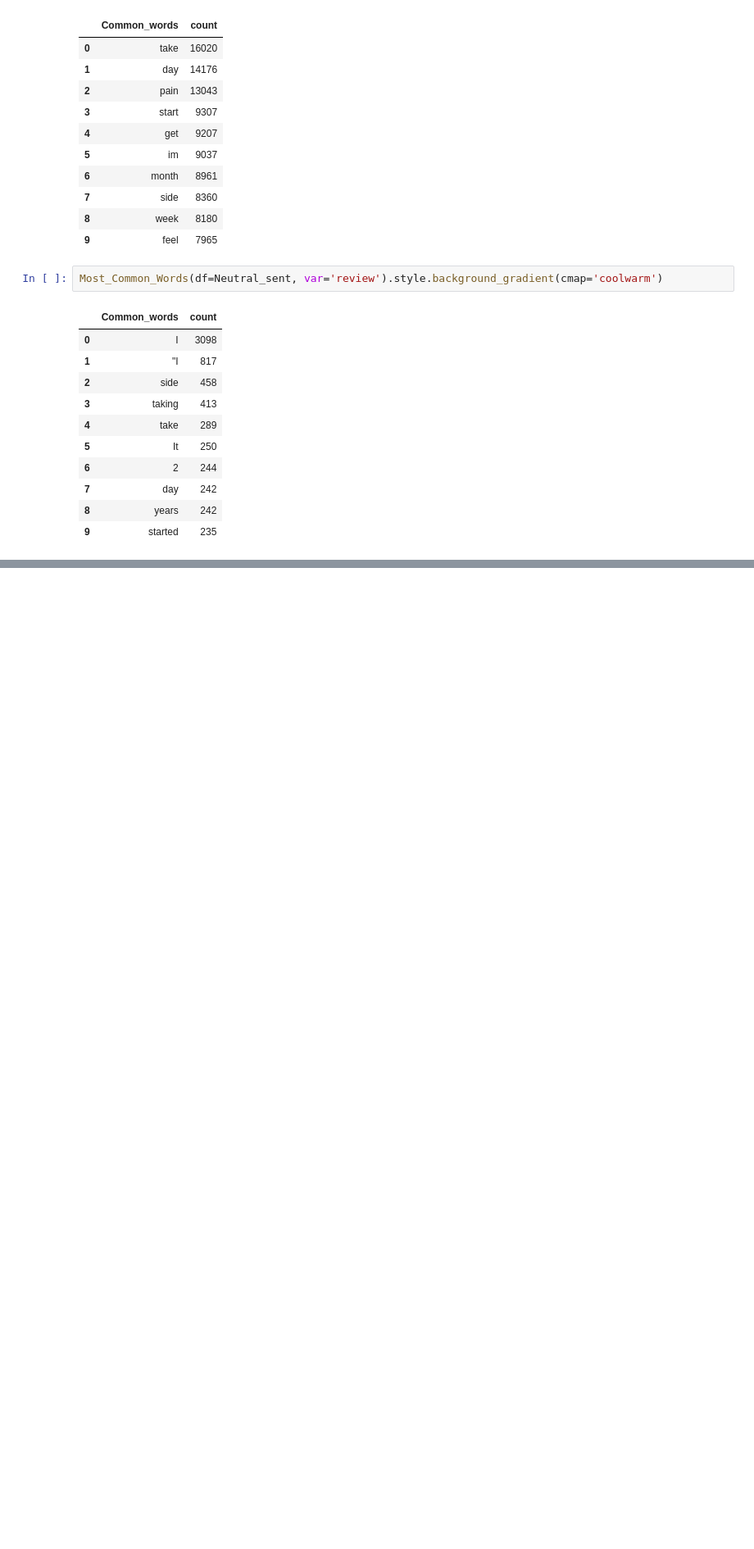
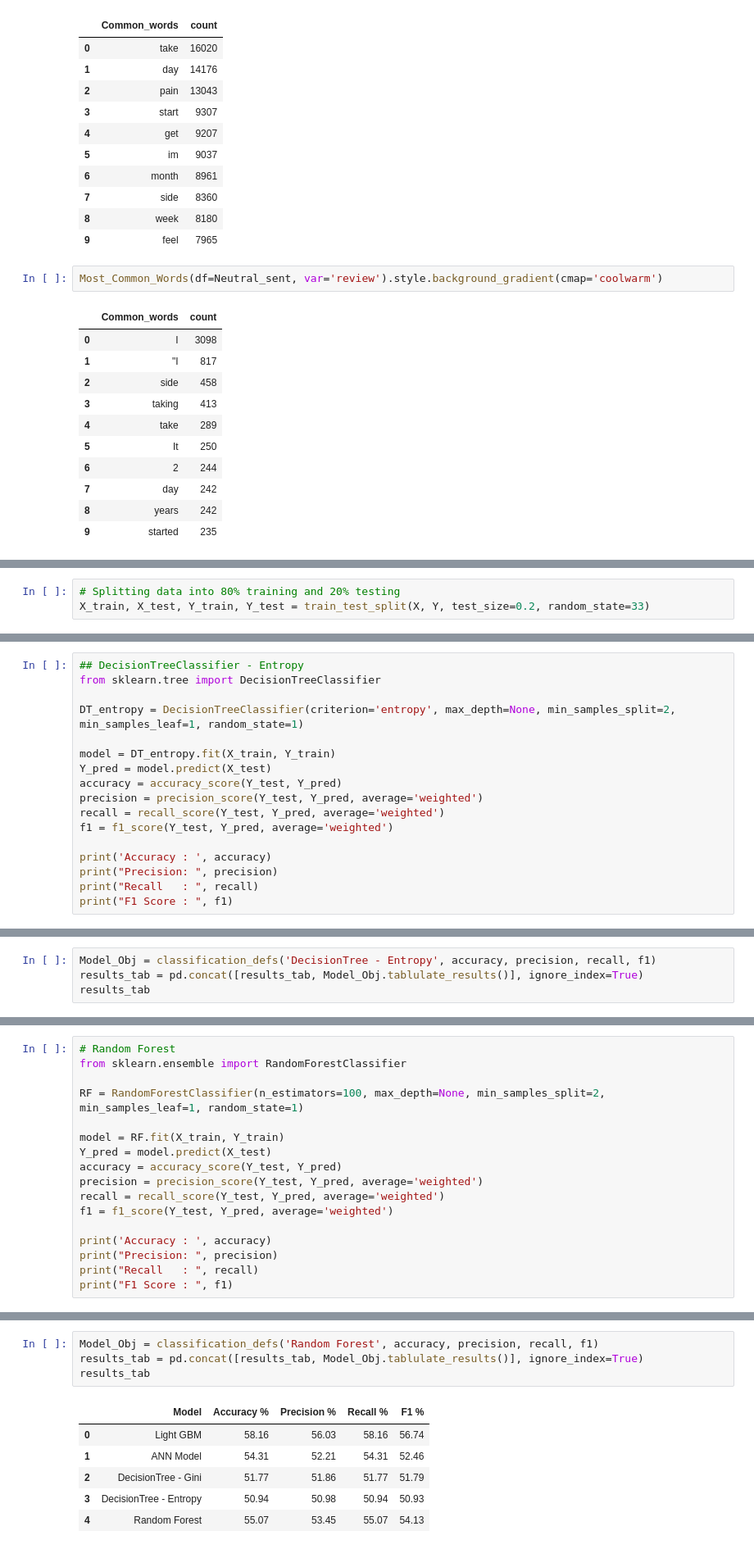
Before and after one commit to satish-kp/Sentiment_Analysis_Healthcare_data, a Jupyter notebook: Code_v1.1.ipynb, the cells around one changed output, grey strips where cells are left out. Shown: that part at 82% size. Cells and saved outputs as stored; diff of their text form; blank space fills up the shorter version.

Commit message:
Modelling update
Modelling update

```diff
--- a/Code_v1.1.ipynb
+++ b/Code_v1.1.ipynb
@@ -420,0 +527,3 @@ Most_Common_Words(df=Neutral_sent, var='review').style.background_gradient(cmap=
+# %%
+# Splitting data into 80% training and 20% testing
+X_train, X_test, Y_train, Y_test = train_test_split(X, Y, test_size=0.2, random_state=33)
@@ -420,0 +631,17 @@ Most_Common_Words(df=Neutral_sent, var='review').style.background_gradient(cmap=
+# %%
+## DecisionTreeClassifier - Entropy
+from sklearn.tree import DecisionTreeClassifier
+
+DT_entropy = DecisionTreeClassifier(criterion='entropy', max_depth=None, min_samples_split=2, min_samples_leaf=1, random_state=1)
+
+model = DT_entropy.fit(X_train, Y_train)
+Y_pred = model.predict(X_test)
+accuracy = accuracy_score(Y_test, Y_pred)
+precision = precision_score(Y_test, Y_pred, average='weighted')
+recall = recall_score(Y_test, Y_pred, average='weighted')
+f1 = f1_score(Y_test, Y_pred, average='weighted')
+
+print('Accuracy : ', accuracy)
+print("Precision: ", precision)
+print("Recall   : ", recall)
+print("F1 Score : ", f1)
@@ -420,0 +653,4 @@ Most_Common_Words(df=Neutral_sent, var='review').style.background_gradient(cmap=
+# %%
+Model_Obj = classification_defs('DecisionTree - Entropy', accuracy, precision, recall, f1)
+results_tab = pd.concat([results_tab, Model_Obj.tablulate_results()], ignore_index=True)
+results_tab
@@ -420,0 +663,17 @@ Most_Common_Words(df=Neutral_sent, var='review').style.background_gradient(cmap=
+# %%
+# Random Forest
+from sklearn.ensemble import RandomForestClassifier
+
+RF = RandomForestClassifier(n_estimators=100, max_depth=None, min_samples_split=2, min_samples_leaf=1, random_state=1)
+
+model = RF.fit(X_train, Y_train)
+Y_pred = model.predict(X_test)
+accuracy = accuracy_score(Y_test, Y_pred)
+precision = precision_score(Y_test, Y_pred, average='weighted')
+recall = recall_score(Y_test, Y_pred, average='weighted')
+f1 = f1_score(Y_test, Y_pred, average='weighted')
+
+print('Accuracy : ', accuracy)
+print("Precision: ", precision)
+print("Recall   : ", recall)
+print("F1 Score : ", f1)
@@ -420,0 +685,11 @@ Most_Common_Words(df=Neutral_sent, var='review').style.background_gradient(cmap=
+# %%
+Model_Obj = classification_defs('Random Forest', accuracy, precision, recall, f1)
+results_tab = pd.concat([results_tab, Model_Obj.tablulate_results()], ignore_index=True)
+results_tab
+# %% [output]
+|  | Model | Accuracy % | Precision % | Recall % | F1 % |
+| 0 | Light GBM | 58.16 | 56.03 | 58.16 | 56.74 |
+| 1 | ANN Model | 54.31 | 52.21 | 54.31 | 52.46 |
+| 2 | DecisionTree - Gini | 51.77 | 51.86 | 51.77 | 51.79 |
+| 3 | DecisionTree - Entropy | 50.94 | 50.98 | 50.94 | 50.93 |
+| 4 | Random Forest | 55.07 | 53.45 | 55.07 | 54.13 |
```
Also changed, not shown: parts of 22 cells of this notebook.
